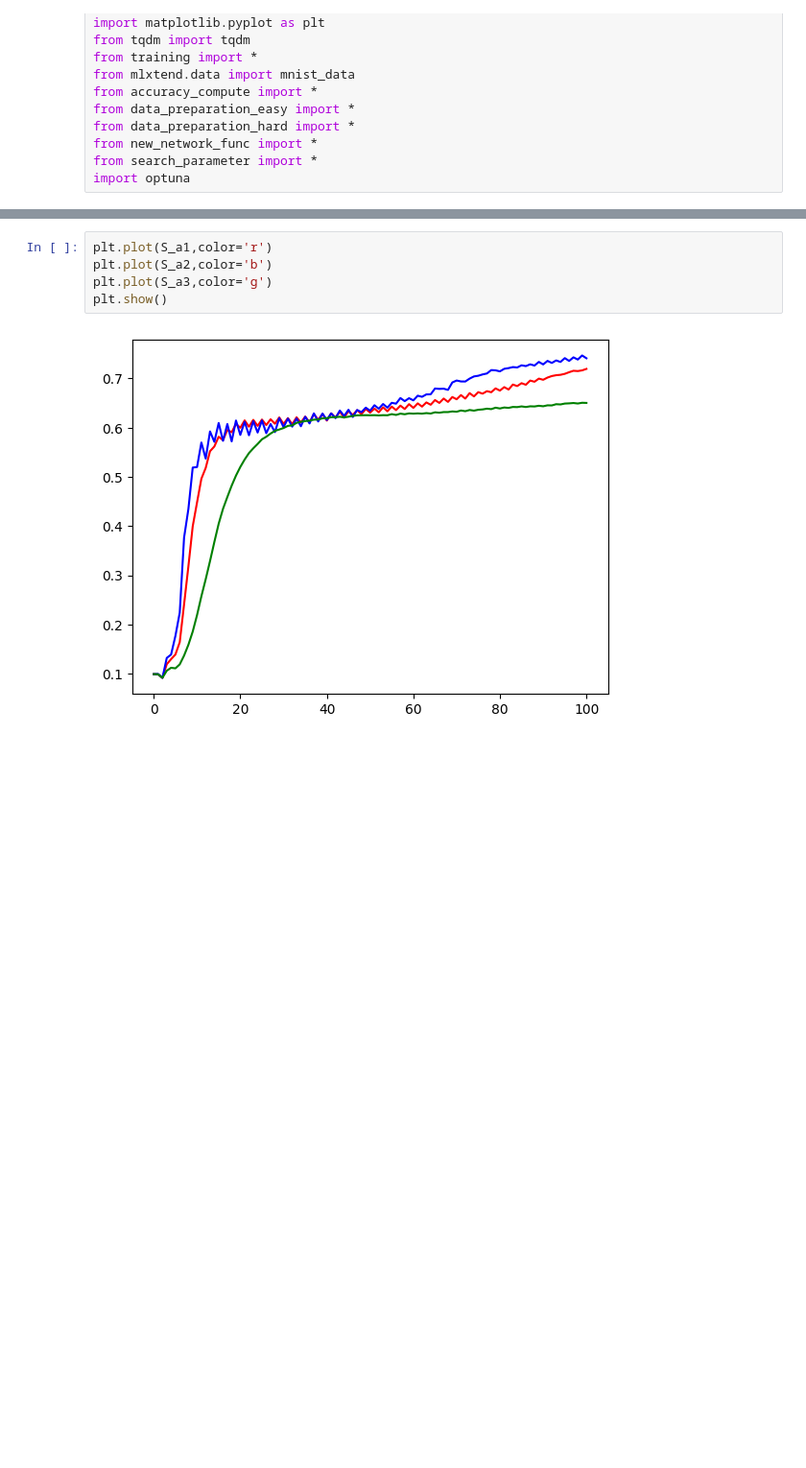
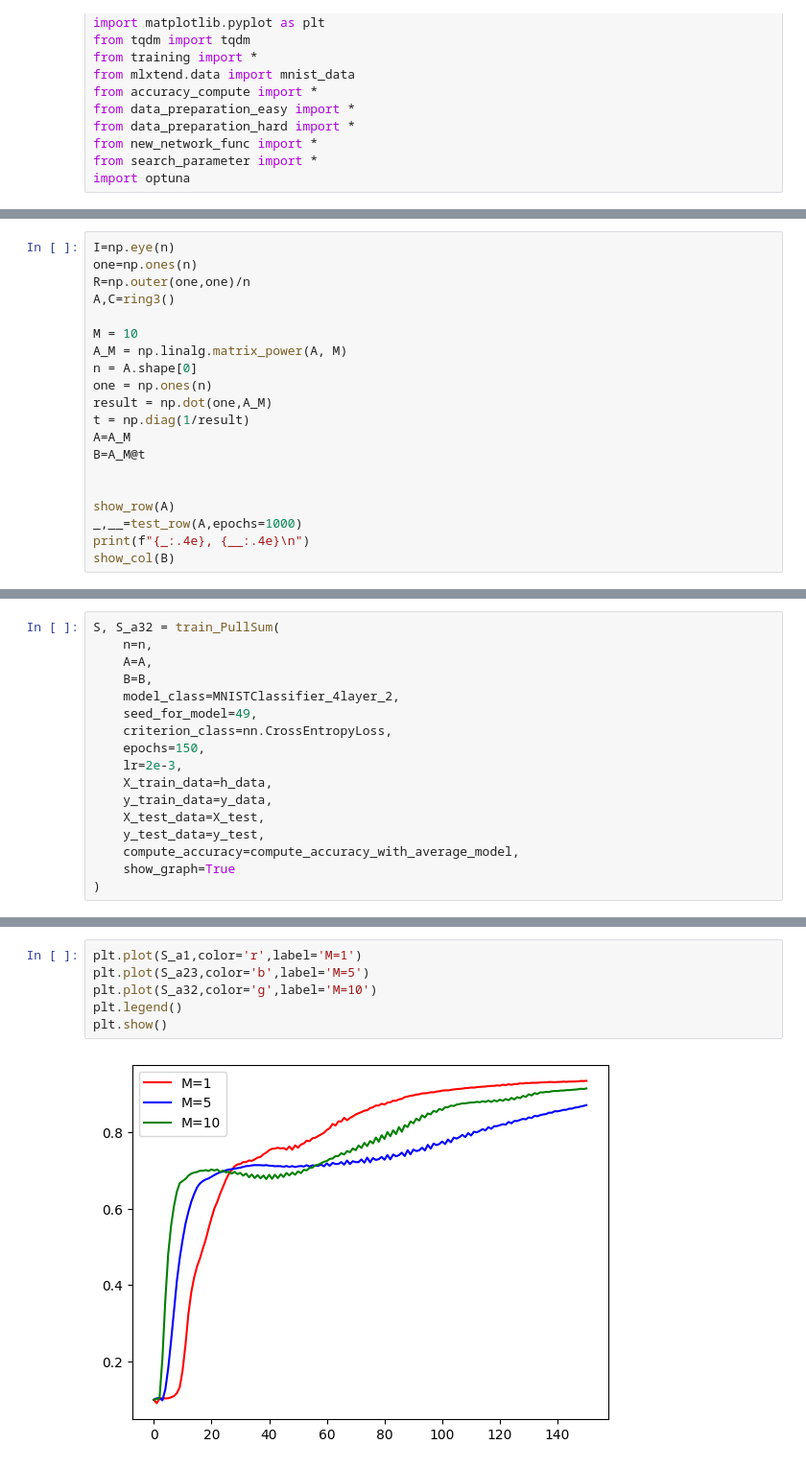
Before and after one commit to Luoxiaogan/PullSum_MNIST, a Jupyter notebook: code/神经网络实验/MNIST最终实验/新的实验/new_Ring4, 大异质性.ipynb, the cells around one changed output, grey strips where cells are left out. Shown at 96% size. Saved outputs shown, nothing was run; the diff lists cells and outputs as text; blank space fills up the shorter version.

```diff
--- a/code/神经网络实验/MNIST最终实验/新的实验/new_Ring4, 大异质性.ipynb
+++ b/code/神经网络实验/MNIST最终实验/新的实验/new_Ring4, 大异质性.ipynb
@@ -84,0 +223,20 @@ S, S_a1 = train_PullSum(
+# %%
+I=np.eye(n)
+one=np.ones(n)
+R=np.outer(one,one)/n
+A,C=ring3()
+
+M = 10
+A_M = np.linalg.matrix_power(A, M)
+n = A.shape[0]
+one = np.ones(n)
+result = np.dot(one,A_M)
+t = np.diag(1/result)
+A=A_M
+B=A_M@t
+
+
+show_row(A)
+_,__=test_row(A,epochs=1000)
+print(f"{_:.4e}, {__:.4e}\n")
+show_col(B)
@@ -103,0 +276,17 @@ S, S_a2 = train_PullSum(
+# %%
+S, S_a32 = train_PullSum(
+    n=n,
+    A=A,
+    B=B,
+    model_class=MNISTClassifier_4layer_2,
+    seed_for_model=49,
+    criterion_class=nn.CrossEntropyLoss,
+    epochs=150,
+    lr=2e-3,
+    X_train_data=h_data,
+    y_train_data=y_data,
+    X_test_data=X_test,
+    y_test_data=y_test,
+    compute_accuracy=compute_accuracy_with_average_model,
+    show_graph=True
+)
@@ -123,7 +327,8 @@ S, S_a3 = train_PullSum(
 # %%
-plt.plot(S_a1,color='r')
-plt.plot(S_a2,color='b')
-plt.plot(S_a3,color='g')
+plt.plot(S_a1,color='r',label='M=1')
+plt.plot(S_a23,color='b',label='M=5')
+plt.plot(S_a32,color='g',label='M=10')
+plt.legend()
 plt.show()
 # %% [output]
-[figure, old version]
+[figure, new version]
```
Also changed, not shown: parts of 15 cells of this notebook, 26 other files.
